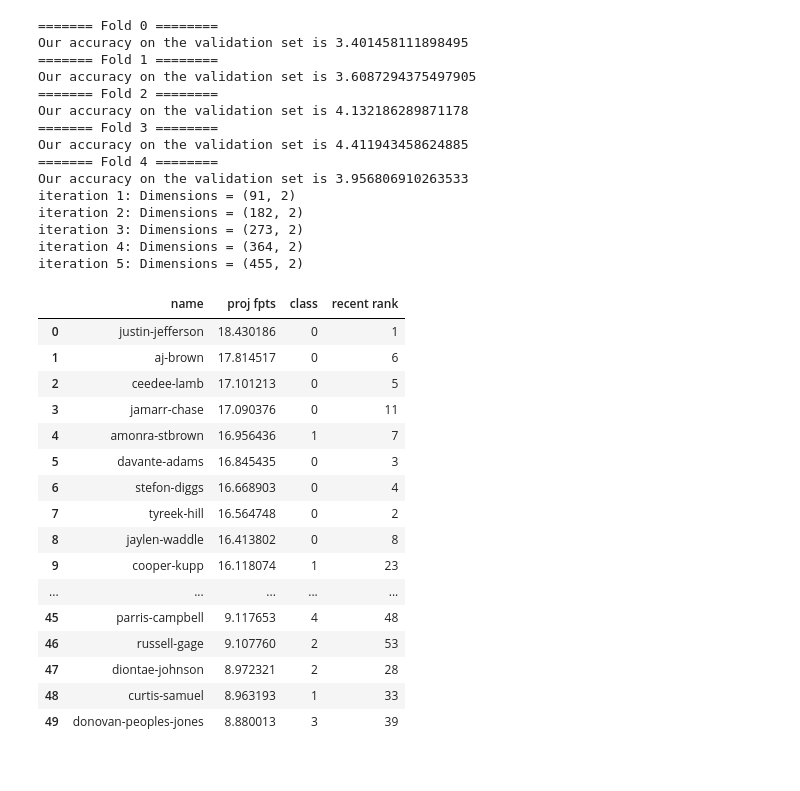
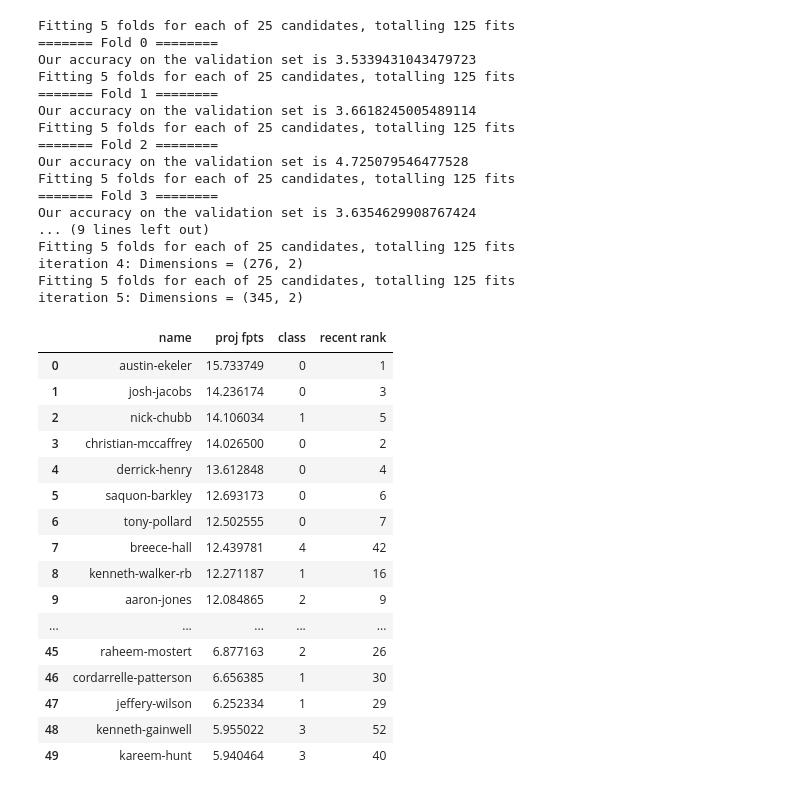
Before and after one commit to xander-abbott/fantasy_scrape, a Jupyter notebook: main_rb.ipynb, the cells around one changed output. Cells and saved outputs as stored; diff of their text form; code cells hidden in the pictures.

```diff
--- a/main_rb.ipynb
+++ b/main_rb.ipynb
@@ -10,0 +105,4 @@ X_train2022, X_test2022 = train_test('wr', num_years=5, year_for=2022)
+# %%
+X_train2022, X_test2022 = train_test('rb', num_years=5, year_for=2022, scoring='HALF')
+results = revised_run(X_train2022, X_test2022, 'rb', year_for='2022', scoring='HALF')
+results.head(50)
@@ -11,36 +142,38 @@ X_train2022, X_test2022 = train_test('wr', num_years=5, year_for=2022)
 # %%
-results = revised_run(X_train2022, X_test2022, 'wr', save_csv=True, year_for='2022')
+results = revised_run(X_train2022, X_test2022, 'rb', year_for='2022', model_='svr', scoring='HALF')
 results.head(50)
 # %% [output]
+Fitting 5 folds for each of 25 candidates, totalling 125 fits
 ======= Fold 0 ========
-Our accuracy on the validation set is 3.401458111898495
+Our accuracy on the validation set is 3.5339431043479723
+Fitting 5 folds for each of 25 candidates, totalling 125 fits
 ======= Fold 1 ========
-Our accuracy on the validation set is 3.6087294375497905
+Our accuracy on the validation set is 3.6618245005489114
+Fitting 5 folds for each of 25 candidates, totalling 125 fits
 ======= Fold 2 ========
-Our accuracy on the validation set is 4.132186289871178
+Our accuracy on the validation set is 4.725079546477528
+Fitting 5 folds for each of 25 candidates, totalling 125 fits
 ======= Fold 3 ========
-Our accuracy on the validation set is 4.411943458624885
-======= Fold 4 ========
-Our accuracy on the validation set is 3.956806910263533
-iteration 1: Dimensions = (91, 2)
-iteration 2: Dimensions = (182, 2)
-iteration 3: Dimensions = (273, 2)
-iteration 4: Dimensions = (364, 2)
-iteration 5: Dimensions = (455, 2)
+Our accuracy on the validation set is 3.6354629908767424
+... (9 lines left out)
+Fitting 5 folds for each of 25 candidates, totalling 125 fits
+iteration 4: Dimensions = (276, 2)
+Fitting 5 folds for each of 25 candidates, totalling 125 fits
+iteration 5: Dimensions = (345, 2)
 |  | name | proj fpts | class | recent rank |
-| 0 | justin-jefferson | 18.430186 | 0 | 1 |
-| 1 | aj-brown | 17.814517 | 0 | 6 |
-| 2 | ceedee-lamb | 17.101213 | 0 | 5 |
-| 3 | jamarr-chase | 17.090376 | 0 | 11 |
-| 4 | amonra-stbrown | 16.956436 | 1 | 7 |
-| 5 | davante-adams | 16.845435 | 0 | 3 |
-| 6 | stefon-diggs | 16.668903 | 0 | 4 |
-| 7 | tyreek-hill | 16.564748 | 0 | 2 |
-| 8 | jaylen-waddle | 16.413802 | 0 | 8 |
-| 9 | cooper-kupp | 16.118074 | 1 | 23 |
+| 0 | austin-ekeler | 15.733749 | 0 | 1 |
+| 1 | josh-jacobs | 14.236174 | 0 | 3 |
+| 2 | nick-chubb | 14.106034 | 1 | 5 |
+| 3 | christian-mccaffrey | 14.026500 | 0 | 2 |
+| 4 | derrick-henry | 13.612848 | 0 | 4 |
+| 5 | saquon-barkley | 12.693173 | 0 | 6 |
+| 6 | tony-pollard | 12.502555 | 0 | 7 |
+| 7 | breece-hall | 12.439781 | 4 | 42 |
+| 8 | kenneth-walker-rb | 12.271187 | 1 | 16 |
+| 9 | aaron-jones | 12.084865 | 2 | 9 |
 | ... | ... | ... | ... | ... |
-| 45 | parris-campbell | 9.117653 | 4 | 48 |
-| 46 | russell-gage | 9.107760 | 2 | 53 |
-| 47 | diontae-johnson | 8.972321 | 2 | 28 |
-| 48 | curtis-samuel | 8.963193 | 1 | 33 |
-| 49 | donovan-peoples-jones | 8.880013 | 3 | 39 |
+| 45 | raheem-mostert | 6.877163 | 2 | 26 |
+| 46 | cordarrelle-patterson | 6.656385 | 1 | 30 |
+| 47 | jeffery-wilson | 6.252334 | 1 | 29 |
+| 48 | kenneth-gainwell | 5.955022 | 3 | 52 |
+| 49 | kareem-hunt | 5.940464 | 3 | 40 |
```
Also changed, not shown: parts of 6 cells of this notebook, 6 other files.
